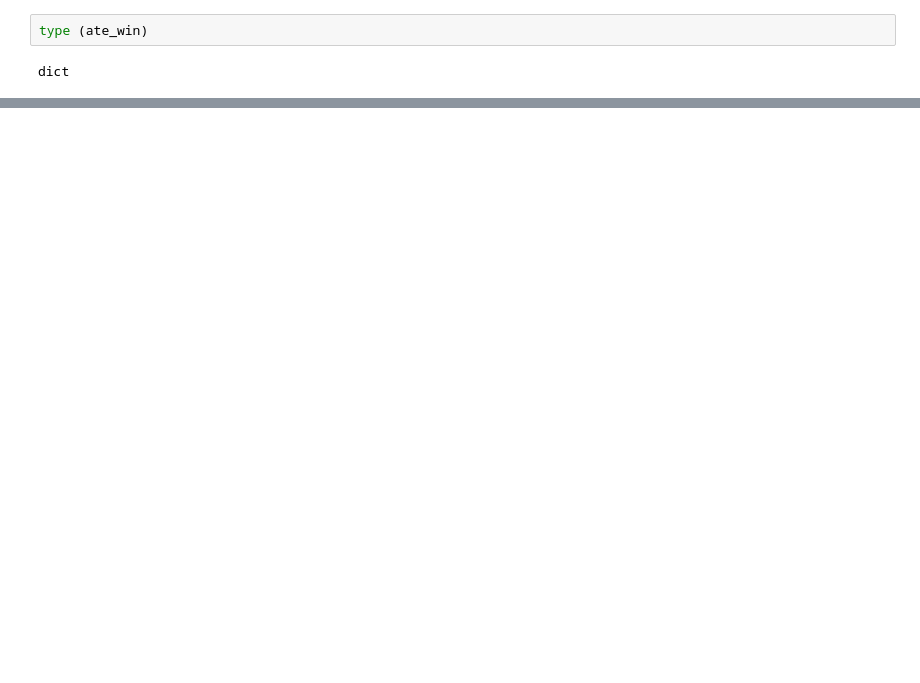
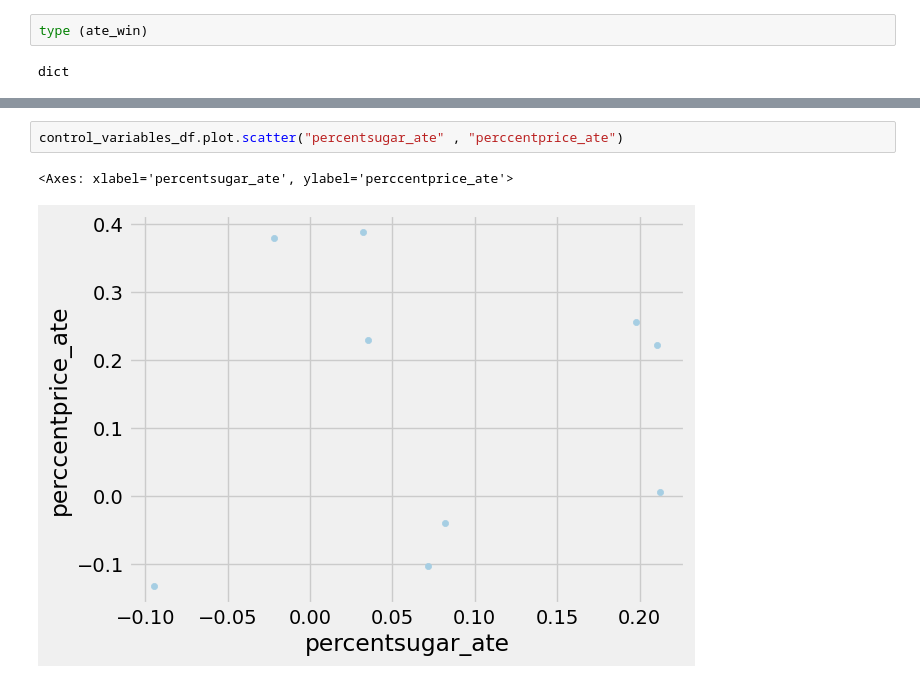
Before and after one commit to Eezzeldin/candy, a Jupyter notebook: candy.ipynb, the cells around one changed output, grey strips where cells are left out. Drawn from its saved outputs; the diff is of its cells as text; blank space fills up the shorter version.

```diff
--- a/candy.ipynb
+++ b/candy.ipynb
@@ -1137,0 +750,5 @@ for y_col in ["winpercent", "pricepercent" , "sugarpercent"]:
+# %%
+control_variables_df.plot.scatter("percentsugar_ate" , "perccentprice_ate")
+# %% [output]
+<Axes: xlabel='percentsugar_ate', ylabel='perccentprice_ate'>
+[figure, added]
```
Also changed, not shown: parts of 50 cells of this notebook.
